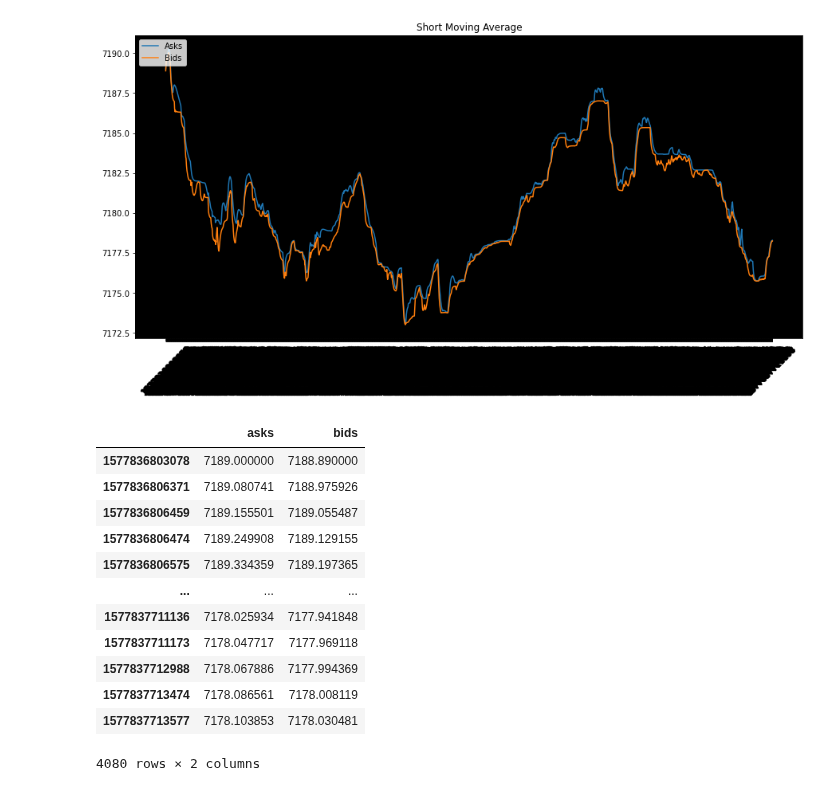
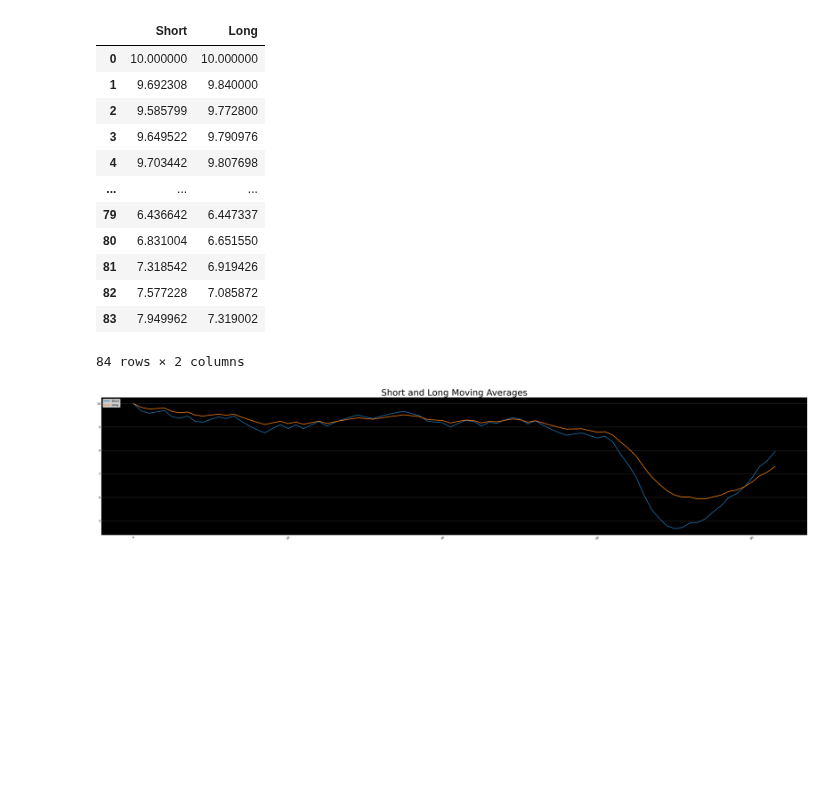
Before and after one commit to giladbarnea/scratches, a Jupyter notebook: efficient-frontier/home-task/algo-home-task/efficient_frontier_scratch.ipynb, the cells around one changed output. Drawn from its saved outputs; the diff is of its cells as text; code cells hidden in the pictures; blank space fills up the shorter version.

```diff
--- a/efficient-frontier/home-task/algo-home-task/efficient_frontier_scratch.ipynb
+++ b/efficient-frontier/home-task/algo-home-task/efficient_frontier_scratch.ipynb
@@ -47,3 +12,0 @@ data
-# %%
-# df = pd.read_json('./data-trunc.json', orient='index')
-df = pd.DataFrame.from_dict(data,orient='index')
@@ -138,21 +82,20 @@ util.plot(_short_ema_min, 'Short Moving Average - MIN')
+# %%
+emas = pd.DataFrame(dict(Short=short_ema, Long=long_ema))
+# %% [output]
+|  | Short | Long |
+| 0 | 10.000000 | 10.000000 |
+| 1 | 9.692308 | 9.840000 |
+| 2 | 9.585799 | 9.772800 |
+| 3 | 9.649522 | 9.790976 |
+| 4 | 9.703442 | 9.807698 |
+| ... | ... | ... |
+| 79 | 6.436642 | 6.447337 |
+| 80 | 6.831004 | 6.651550 |
+| 81 | 7.318542 | 6.919426 |
+| 82 | 7.577228 | 7.085872 |
+| 83 | 7.949962 | 7.319002 |
+84 rows × 2 columns
 # %%
-util.plot(short_ema, 'Short Moving Average')
+util.plot(df,title='Short and Long Moving Averages')
 # %% [output]
-[figure, old version]
+[figure, new version]
-# %%
-# long term exponential moving average
-long_ema = assetA.ewm(span=26,adjust=False).mean()
-# %% [output]
-|  | asks | bids |
-| 1577836803078 | 7189.000000 | 7188.890000 |
-| 1577836806371 | 7189.080741 | 7188.975926 |
-| 1577836806459 | 7189.155501 | 7189.055487 |
-| 1577836806474 | 7189.249908 | 7189.129155 |
-| 1577836806575 | 7189.334359 | 7189.197365 |
-| ... | ... | ... |
-| 1577837711136 | 7178.025934 | 7177.941848 |
-| 1577837711173 | 7178.047717 | 7177.969118 |
-| 1577837712988 | 7178.067886 | 7177.994369 |
-| 1577837713474 | 7178.086561 | 7178.008119 |
-| 1577837713577 | 7178.103853 | 7178.030481 |
-4080 rows × 2 columns
```
Also changed, not shown: parts of 26 cells of this notebook, 2 other files.
